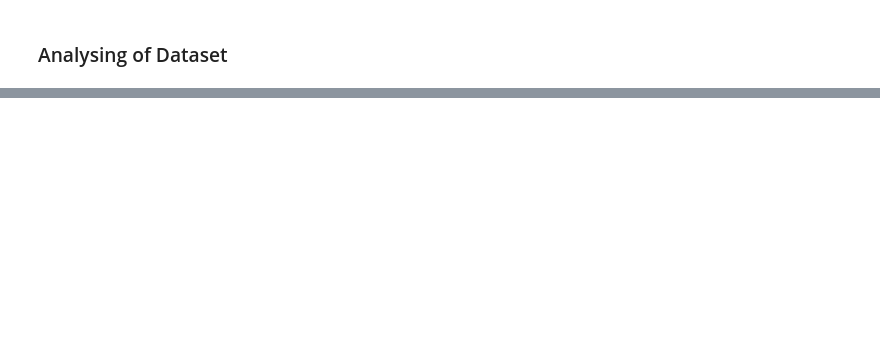
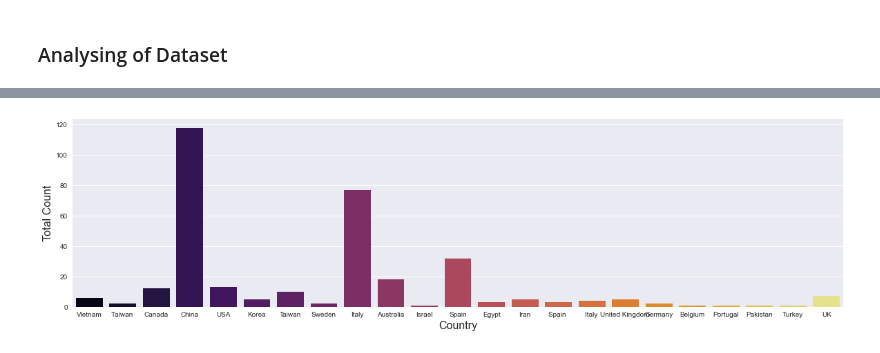
Before and after one commit to sb-robo/Covid-Detection-with-XRay-images, a Jupyter notebook: Analysis Data.ipynb, the cells around one changed output, grey strips where cells are left out. Saved outputs shown, nothing was run; the diff lists cells and outputs as text; code cells hidden in the pictures; blank space fills up the shorter version.

```diff
--- a/Analysis Data.ipynb
+++ b/Analysis Data.ipynb
@@ -96,0 +99,18 @@ plt.show()
+# %%
+def extract(x):
+    if x.split(', ')[-1] == 'CA USA':
+        return (x.split(', ')[-1]).split()[-1]
+
+    return x.split(', ')[-1]
+
+df['country'] = df['location'].apply(lambda x: extract(x))
+# %%
+plt.rcParams['figure.figsize'] = (20,5)
+
+
+sns.countplot('country',data=df,palette='inferno')
+plt.xlabel('Country',fontsize=16)
+plt.ylabel('Total Count',fontsize=16)
+plt.show()
+# %% [output]
+[figure, added]
```
Also changed, not shown: parts of 8 cells of this notebook.
